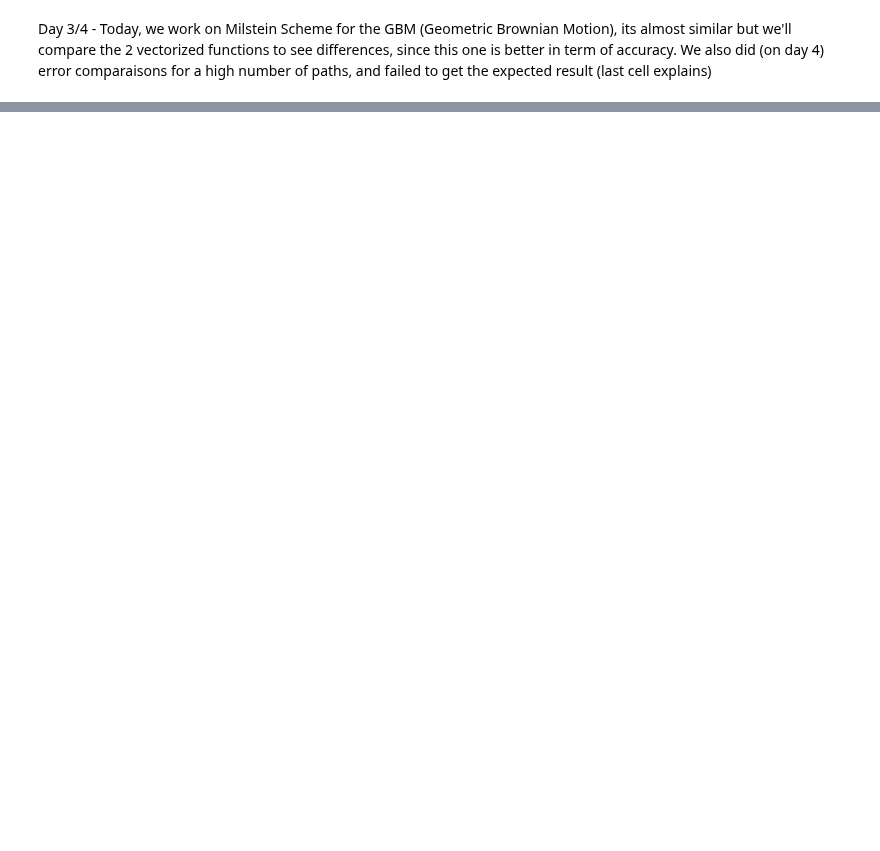
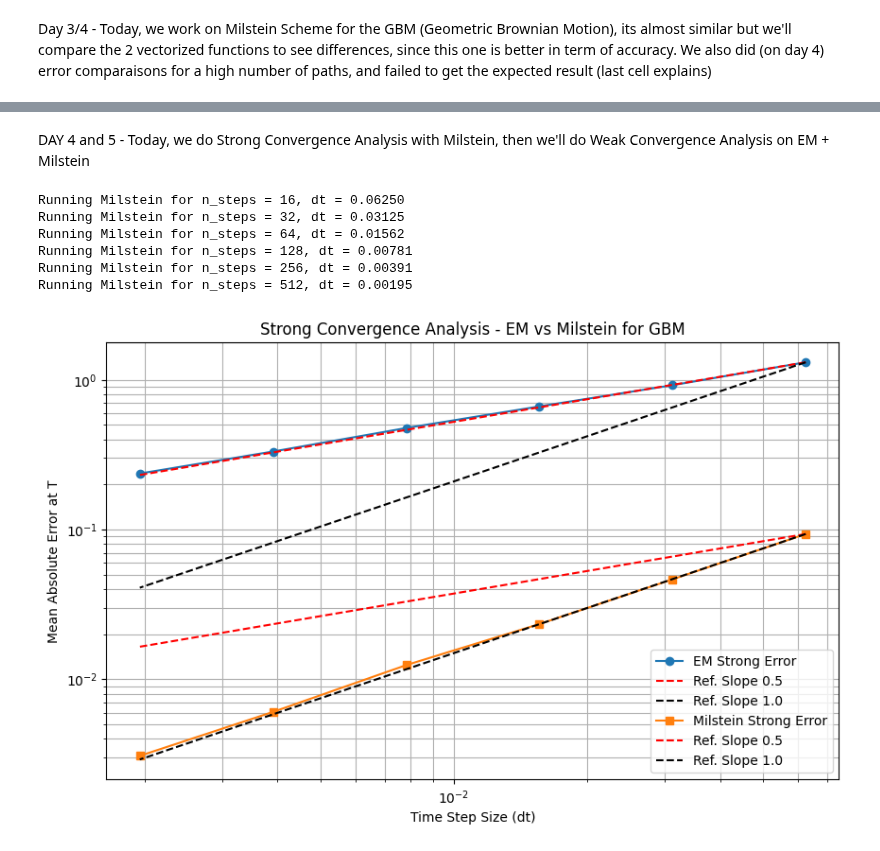
Before and after one commit to Far3000-YT/SDE-Simulation-Analysis, a Jupyter notebook: notebooks/03_gbm_milstein_convergence.ipynb, the cells around one changed output, grey strips where cells are left out. Saved outputs shown, nothing was run; the diff lists cells and outputs as text; code cells hidden in the pictures; blank space fills up the shorter version.

```diff
--- a/notebooks/03_gbm_milstein_convergence.ipynb
+++ b/notebooks/03_gbm_milstein_convergence.ipynb
@@ -127,0 +95,80 @@ So, the simulation/analysis failed to reproduce the theoretical result and we do
+# %% [markdown]
+DAY 4 and 5 - Today, we do Strong Convergence Analysis with Milstein, then we'll do Weak Convergence Analysis on EM + Milstein
+# %%
+strong_errors_milstein = np.zeros(len(n_steps_range))
+
+for i, n_steps in enumerate(n_steps_range):
+    dt = T / n_steps
+    print(f"Running Milstein for n_steps = {n_steps}, dt = {dt:.5f}")
+
+    #random numbers for this dt
+    Z = np.random.normal(0, 1, size=(n_steps, PATHS))
+
+    #using Milstein
+    _, S_milstein = simulate_gbm_milstein_vectorized(S0, MU, SIGMA, T, dt, PATHS, Z=Z)
+    S_T_sim_milstein = S_milstein[-1, :]
+
+    #calculate the corresponding analytical solution endpoint for THIS Z
+    W_T = np.sum(Z * np.sqrt(dt), axis=0) #sum over time steps (axis 0)
+    S_T_exact = S0 * np.exp((MU - 0.5 * SIGMA**2) * T + SIGMA * W_T)
+
+    #mean absolute error for Milstein
+    strong_errors_milstein[i] = np.mean(np.abs(S_T_sim_milstein - S_T_exact))
+
+plt.figure(figsize=(10, 6))
+
+#if dt_values_em and strong_errors_em exist from Day 4 execution, we plot them too
+if 'dt_values_em' in locals() and 'strong_errors_em' in locals():
+    plt.plot(dt_values_em, strong_errors_em, 'o-', label='EM Strong Error')
+else:
+    print("Warning: EM results not found. Run Day 4 EM convergence cell first.")
+
+#ref slopes for EM
+plt.plot(
+    dt_values_em,
+    strong_errors_em[0] * (dt_values_em / dt_values_em[0])**0.5,
+    'r--',
+    label='Ref. Slope 0.5'
+)
+
+plt.plot(
+    dt_values_em,
+    strong_errors_em[0] * (dt_values_em / dt_values_em[0])**1.0,
+    'k--',
+    label='Ref. Slope 1.0'
+)
+
+#Milstein results plotting here
+plt.plot(dt_values_em, strong_errors_milstein, 's-', label='Milstein Strong Error') # Use dt_values_em as x-axis
+
+#ref slopes for Milstein
+plt.plot(
+    dt_values_em,
+    strong_errors_milstein[0] * (dt_values_em / dt_values_em[0])**0.5,
+    'r--',
+    label='Ref. Slope 0.5'
+)
+
+plt.plot(
+    dt_values_em,
+    strong_errors_milstein[0] * (dt_values_em / dt_values_em[0])**1.0,
+    'k--',
+    label='Ref. Slope 1.0'
+)
+
+plt.title('Strong Convergence Analysis - EM vs Milstein for GBM')
+plt.xlabel('Time Step Size (dt)')
+plt.ylabel('Mean Absolute Error at T')
+plt.xscale('log')
+plt.yscale('log')
+plt.grid(True, which='both')
+plt.legend()
+plt.show()
+# %% [output]
+Running Milstein for n_steps = 16, dt = 0.06250
+Running Milstein for n_steps = 32, dt = 0.03125
+Running Milstein for n_steps = 64, dt = 0.01562
+Running Milstein for n_steps = 128, dt = 0.00781
+Running Milstein for n_steps = 256, dt = 0.00391
+Running Milstein for n_steps = 512, dt = 0.00195
+[figure, added]
```
Also changed, not shown: parts of 4 cells of this notebook.
